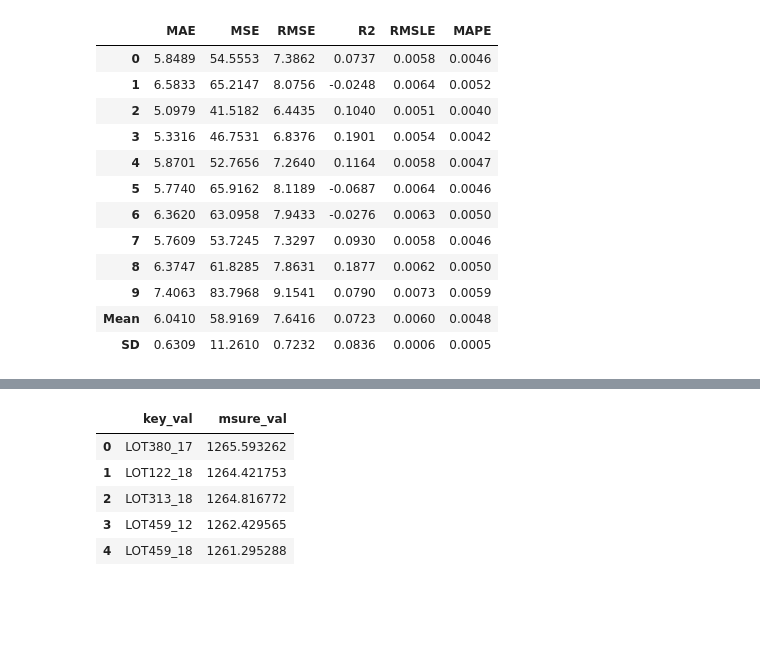
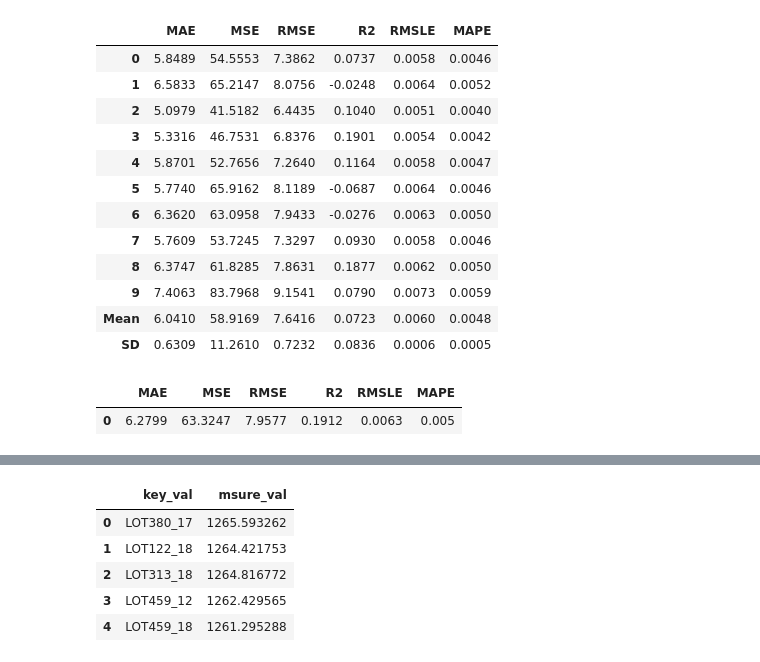
Before and after one commit to teddyroc/dttrain, a Jupyter notebook: 최종.ipynb, the cells around one changed output, grey strips where cells are left out. Cells and saved outputs as stored; diff of their text form; code cells hidden in the pictures; blank space fills up the shorter version.

```diff
--- a/최종.ipynb
+++ b/최종.ipynb
@@ -766,3 +766,12 @@ tuned_rf = tune_model(top5, optimize = 'RMSE', n_iter = 10)
 | 9 | 7.4063 | 83.7968 | 9.1541 | 0.0790 | 0.0073 | 0.0059 |
 | Mean | 6.0410 | 58.9169 | 7.6416 | 0.0723 | 0.0060 | 0.0048 |
 | SD | 0.6309 | 11.2610 | 0.7232 | 0.0836 | 0.0006 | 0.0005 |
+# %%
+top6 = create_model('lightgbm', cross_validation = False)
+top7 = create_model('catboost', cross_validation = False)
+top8 = create_model('ada', cross_validation = False)
+top9 = create_model('gbr', cross_validation = False)
+top10 = create_model('et', cross_validation = False)
+# %% [output]
+|  | MAE | MSE | RMSE | R2 | RMSLE | MAPE |
+| 0 | 6.2799 | 63.3247 | 7.9577 | 0.1912 | 0.0063 | 0.005 |
```
Also changed, not shown: parts of 4 cells of this notebook.
